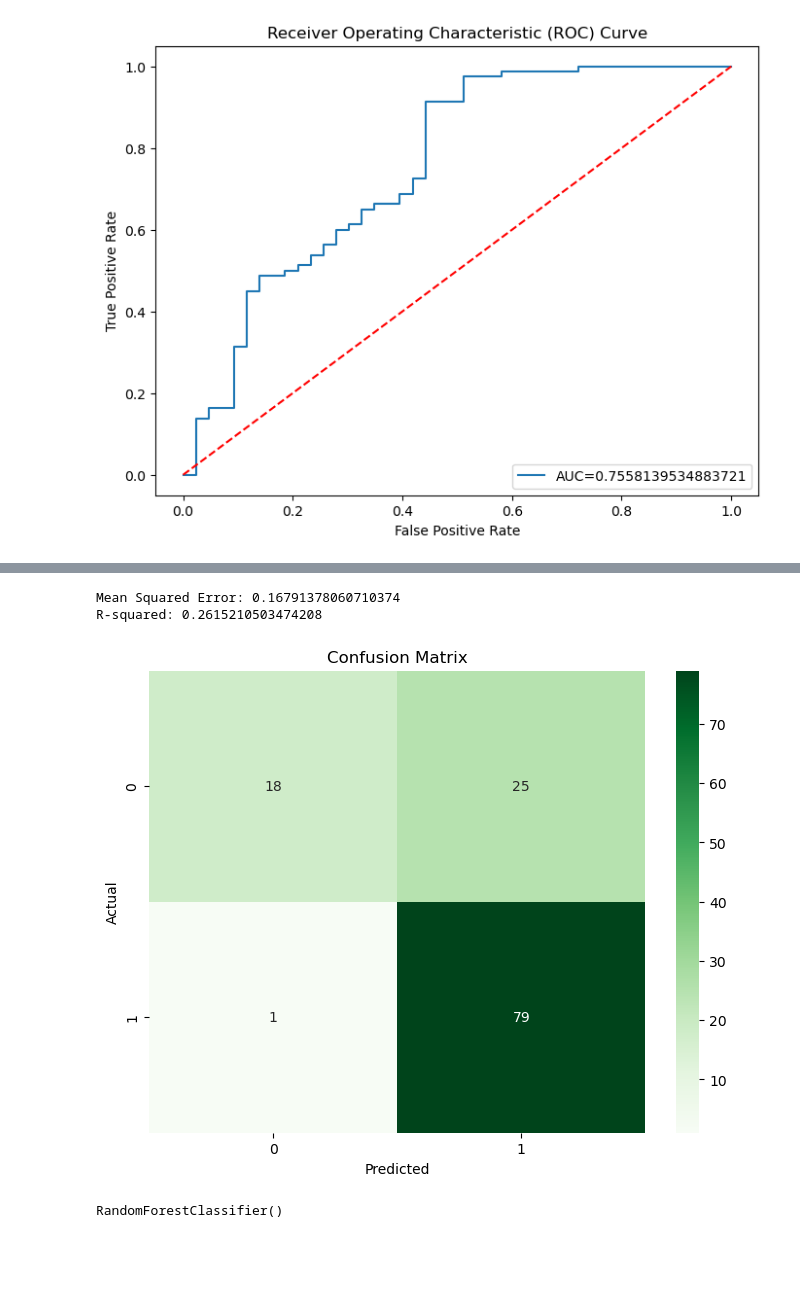
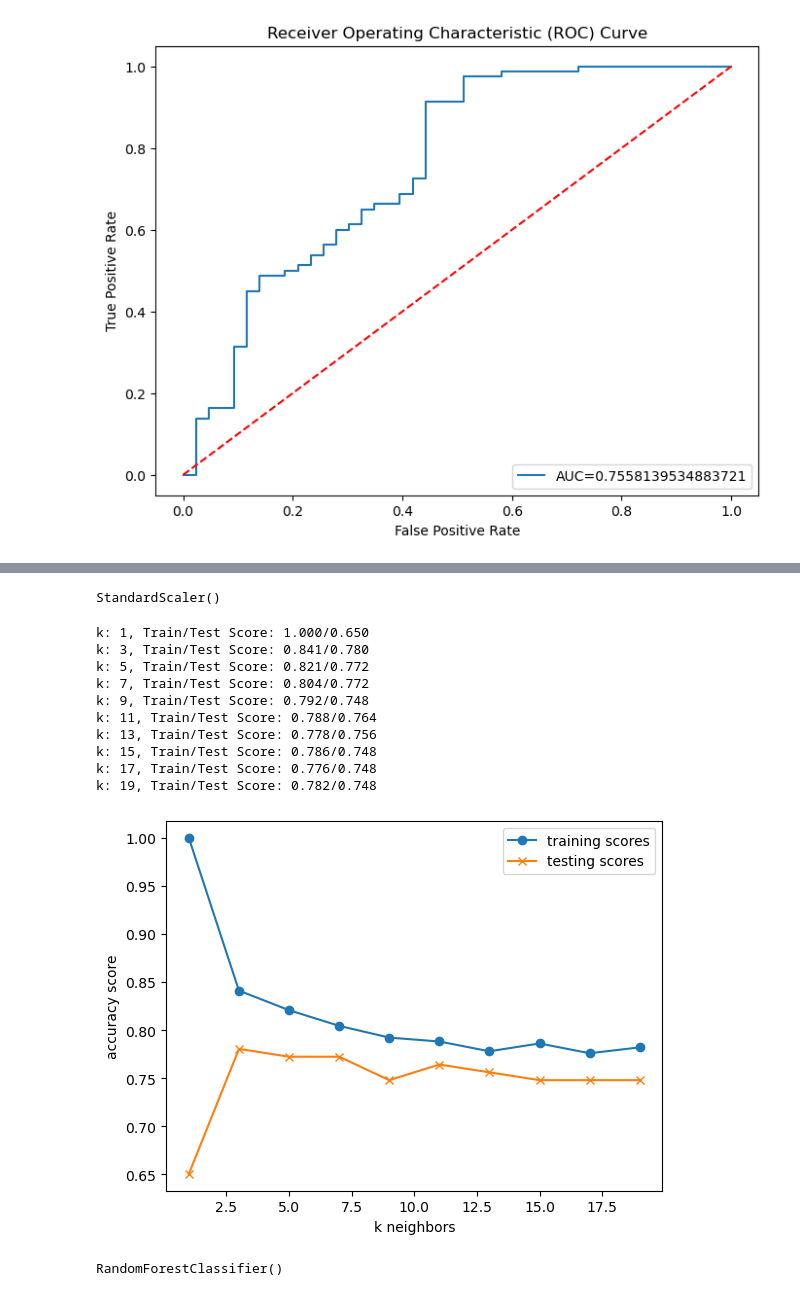
Before and after one commit to rodriguezrj/PredictingLoanDefault, a Jupyter notebook: PredictingLoanDefault.ipynb, the cells around one changed output, grey strips where cells are left out. Saved outputs shown, nothing was run; the diff lists cells and outputs as text; code cells hidden in the pictures; blank space fills up the shorter version.

```diff
--- a/PredictingLoanDefault.ipynb
+++ b/PredictingLoanDefault.ipynb
@@ -220,28 +212,53 @@ LinearRegression()
-# %%
-from sklearn.metrics import mean_squared_error, r2_score
-
-# Assuming you have already defined and trained your model, and have your test data ready
-y_pred = model.predict(X_test)
-
-
-# Evaluate the model's performance
-mse = mean_squared_error(y_test, y_pred)
-r2 = r2_score(y_test, y_pred)
-
-print("Mean Squared Error:", mse)
-print("R-squared:", r2)
-
-# Plot confusion matrix
-plt.figure(figsize=(8, 6))
-sns.heatmap(conf_matrix, annot=True, cmap='Greens', fmt='g')
-plt.xlabel('Predicted')
-plt.ylabel('Actual')
-plt.title('Confusion Matrix')
-plt.show()
-# %% [output]
-Mean Squared Error: 0.16791378060710374
-R-squared: 0.2615210503474208
-[figure, removed]
+# %%
+from sklearn.preprocessing import StandardScaler
+from sklearn.neighbors import KNeighborsClassifier
+
+
+X = data.drop('Loan_Status_Y', axis=1)
+X.head()
+
+# Create a StandardScater model and fit it to the training data
+X_scaler = StandardScaler()
+X_scaler.fit(X_train)
+# %% [output]
+StandardScaler()
+# %%
+# Transform the training and testing data by using the X_scaler model
+X_train_scaled = X_scaler.transform(X_train)
+X_test_scaled = X_scaler.transform(X_test)
+
+# Loop through different k values to find which has the highest accuracy.
+# Note: We use only odd numbers because we don't want any ties.
+train_scores = []
+test_scores = []
+for k in range(1, 20, 2):
+    knn = KNeighborsClassifier(n_neighbors=k)
+    knn.fit(X_train_scaled, y_train)
+    train_score = knn.score(X_train_scaled, y_train)
+    test_score = knn.score(X_test_scaled, y_test)
+    train_scores.append(train_score)
+    test_scores.append(test_score)
+    print(f"k: {k}, Train/Test Score: {train_score:.3f}/{test_score:.3f}")
+
+# Plot the results
+plt.plot(range(1, 20, 2), train_scores, marker='o', label="training scores")
+plt.plot(range(1, 20, 2), test_scores, marker="x", label="testing scores")
+plt.xlabel("k neighbors")
+plt.ylabel("accuracy score")
+plt.legend()
+plt.show()
+# %% [output]
+k: 1, Train/Test Score: 1.000/0.650
+k: 3, Train/Test Score: 0.841/0.780
+k: 5, Train/Test Score: 0.821/0.772
+k: 7, Train/Test Score: 0.804/0.772
+k: 9, Train/Test Score: 0.792/0.748
+k: 11, Train/Test Score: 0.788/0.764
+k: 13, Train/Test Score: 0.778/0.756
+k: 15, Train/Test Score: 0.786/0.748
+k: 17, Train/Test Score: 0.776/0.748
+k: 19, Train/Test Score: 0.782/0.748
+[figure, added]
 # %%
 from sklearn.ensemble import RandomForestClassifier
 
```
Also changed, not shown: parts of 6 cells of this notebook.
